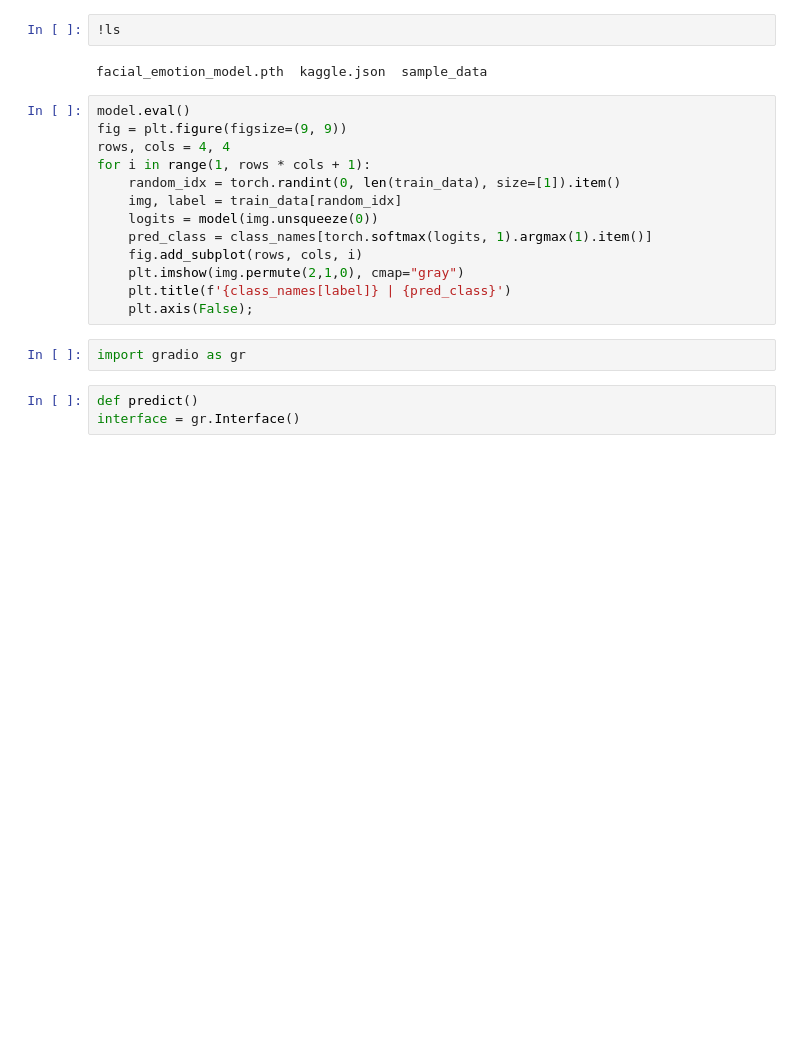
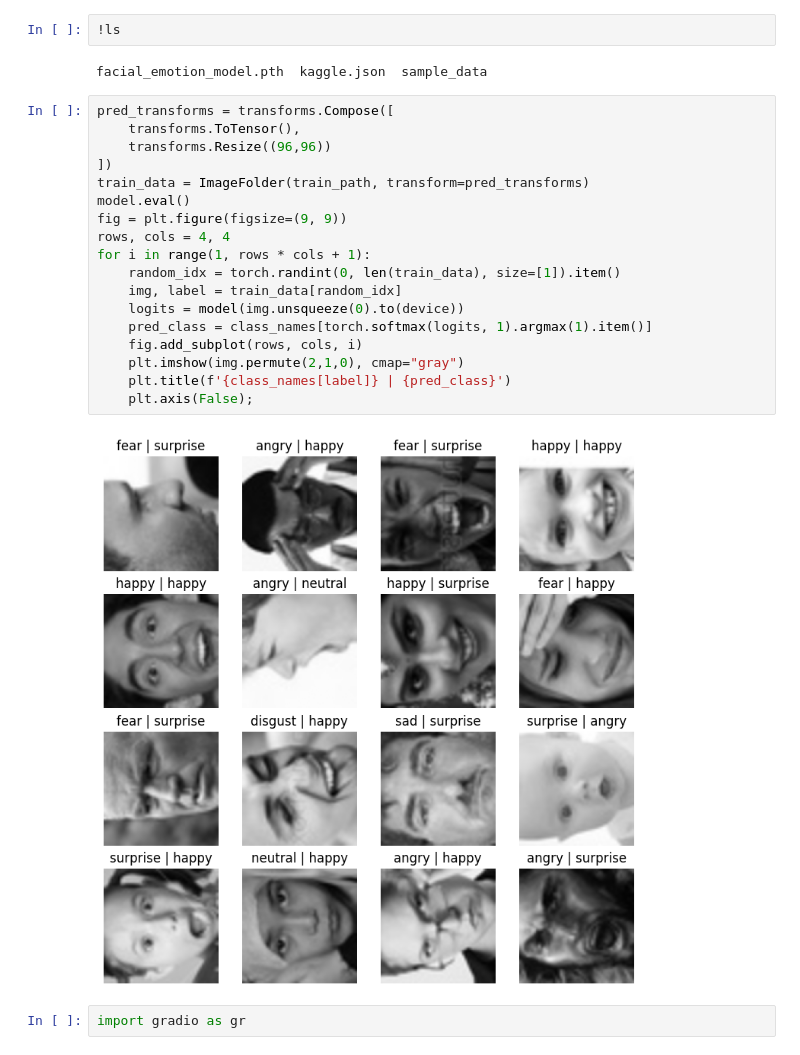
Before and after one commit to mayanjabbaale/Facial-Emotion-Recognition, a Jupyter notebook: Facial_Emotion_Recognition.ipynb, the cells around one changed output. Saved outputs shown, nothing was run; the diff lists cells and outputs as text; blank space fills up the shorter version.

```diff
--- a/Facial_Emotion_Recognition.ipynb
+++ b/Facial_Emotion_Recognition.ipynb
@@ -215,20 +224,24 @@ Epoch 7/20 | Train Loss: 1.0845 | Train Acc: 59.35% | Test Loss: 1.1257 | Test A
 # %% [output]
 facial_emotion_model.pth  kaggle.json  sample_data
 # %%
+pred_transforms = transforms.Compose([
+    transforms.ToTensor(),
+    transforms.Resize((96,96))
+])
+train_data = ImageFolder(train_path, transform=pred_transforms)
 model.eval()
 fig = plt.figure(figsize=(9, 9))
 rows, cols = 4, 4
 for i in range(1, rows * cols + 1):
     random_idx = torch.randint(0, len(train_data), size=[1]).item()
     img, label = train_data[random_idx]
-    logits = model(img.unsqueeze(0))
+    logits = model(img.unsqueeze(0).to(device))
     pred_class = class_names[torch.softmax(logits, 1).argmax(1).item()]
     fig.add_subplot(rows, cols, i)
     plt.imshow(img.permute(2,1,0), cmap="gray")
     plt.title(f'{class_names[label]} | {pred_class}')
     plt.axis(False);
+# %% [output]
+[figure, added]
 # %%
 import gradio as gr
-# %%
-def predict()
-interface = gr.Interface()
```
Also changed, not shown: parts of 2 cells of this notebook.
